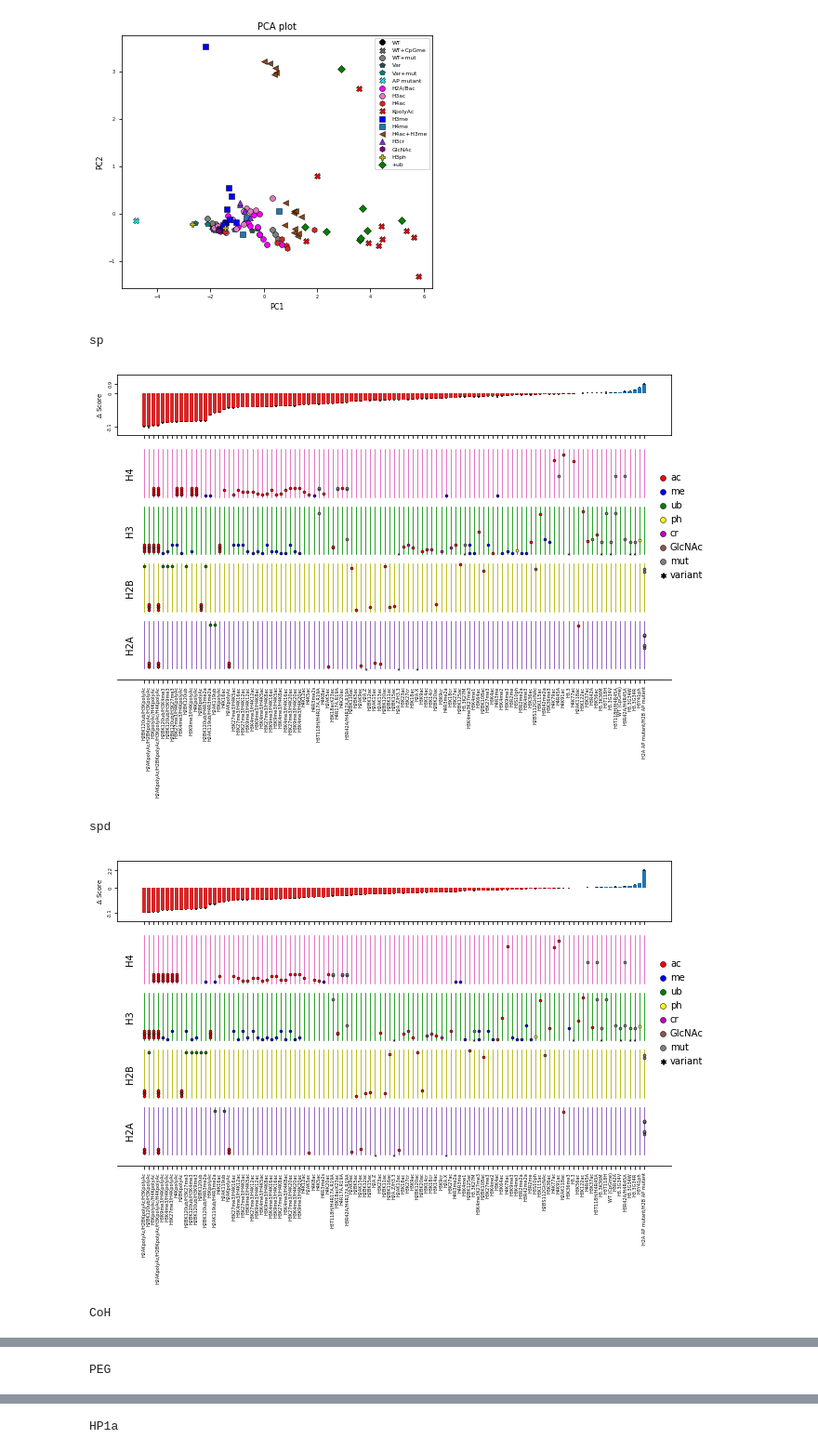
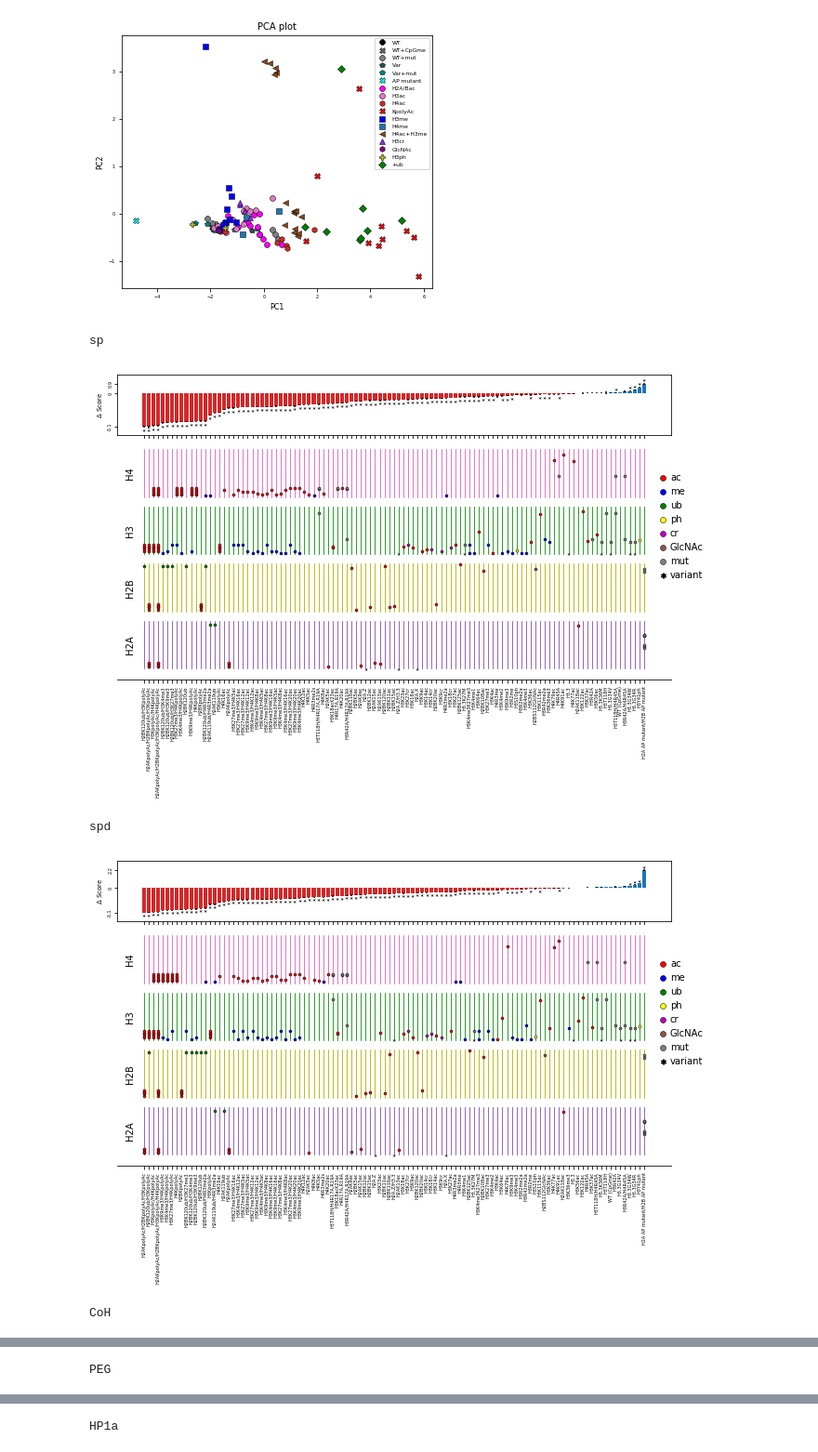
Before and after one commit to spark159/condense-seq, a Jupyter notebook: ipython_notebooks/PTMlib_plot.ipynb, the cells around one changed output, grey strips where cells are left out. Shown at 93% size. Cells and saved outputs as stored; diff of their text form; code cells hidden in the pictures.

```diff
--- a/ipython_notebooks/PTMlib_plot.ipynb
+++ b/ipython_notebooks/PTMlib_plot.ipynb
@@ -708,6 +736,23 @@ for agent in agent_list:
         if agent not in agent_ID_edscore:
             agent_ID_edscore[agent] = {}
         agent_ID_edscore[agent][ID] = edscore
+# %%
+# compute statistical significance compared to WT control
+agent_ID_pvalue = {}
+for agent in agent_list:
+    ID_scores = agent_ID_scores[agent]
+    WT_scores = []
+    for ID in cate_IDs['WT']:
+        WT_scores += ID_scores[ID]
+
+    for ID in target_IDs_exceptWT:
+        scores = ID_scores[ID]
+        pvalue = stats.ttest_ind(scores,
+                                 WT_scores,
+                                 equal_var=False)[1]
+        if agent not in agent_ID_pvalue:
+            agent_ID_pvalue[agent] = {}
+        agent_ID_pvalue[agent][ID] = pvalue
 # %%
 # PCA analysis on the state vectors combining all data
 ID_state = {}
@@ -802,24 +847,27 @@ plt.close()
 # %%
 # plot ladder-bar plot
 for agent in agent_list:
     ID_mdscore = agent_ID_mdscore[agent]
     ID_edscore = agent_ID_edscore[agent]
+    ID_pvalue = agent_ID_pvalue[agent]
 
     print '%s' % (agent)
     ladder_bar_plot (ID_mdscore,
                      ID_edscore,
                      ID_minfo,
                      ID_shortname,
+                     ID_pvalue=ID_pvalue,
+                     sig_cutoff=0.05,
                      IDs=target_IDs_exceptWT,
                      figsize=(9,7),
                      height_ratios=[0.5, 2],
                      ylabel="$\Delta$ Score",
-                     save=False,
+                     save=True,
                      note=agent)
     print
 # %% [output]
 sp
-[figure, old version]
+[figure, new version]
 spd
-[figure, old version]
+[figure, new version]
 CoH
```
Also changed, not shown: parts of 2 cells of this notebook, 6 other files.
